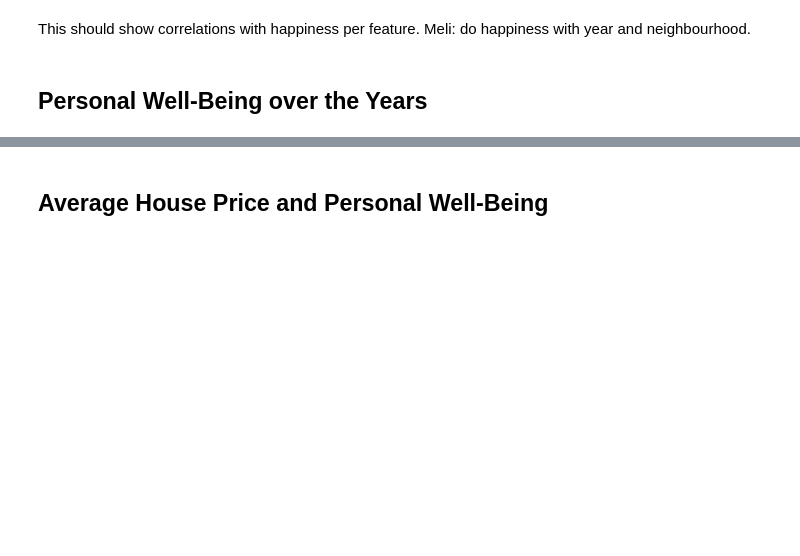
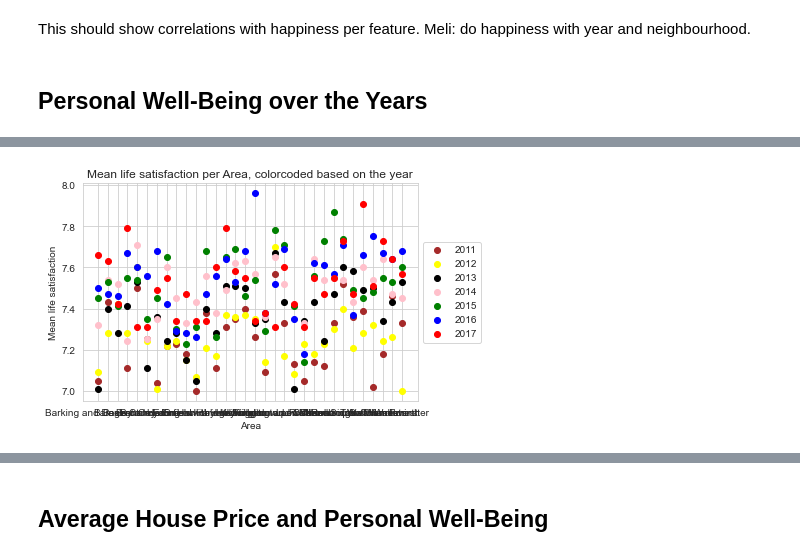
Before and after one commit to MischaRauch/london_house_price_prediction, a Jupyter notebook: Assignment.ipynb, the cells around one changed output, grey strips where cells are left out. Drawn from its saved outputs; the diff is of its cells as text; code cells hidden in the pictures; blank space fills up the shorter version.

```diff
--- a/Assignment.ipynb
+++ b/Assignment.ipynb
@@ -129 +102,20 @@ plot_distribution_price_feature('Year',merge5)
+# %%
+# Create a dictionary to map years to colors
+color_dict = {2017: 'red', 2016: 'blue', 2015: 'green', 2014: 'pink', 2013:'black', 2012:'yellow', 2011:'brown'}
+
+# Create the plot
+fig, ax = plt.subplots()
+for year, group in data.groupby('Year'):
+    ax.scatter(group['Area'], group['Mean_life_satisfaction'], c=color_dict[year], label=str(year))
+
+# Add labels and legend
+ax.set_xlabel('Area')
+ax.set_ylabel('Mean life satisfaction')
+ax.legend(loc='center left', bbox_to_anchor=(1, 0.5))
+
+# Show the plot
+plt.title('Mean life satisfaction per Area, colorcoded based on the year')
+plt.show()
+# %% [output]
+[figure, added]
 # %%
```
Also changed, not shown: parts of 14 cells of this notebook, 1 other file.
